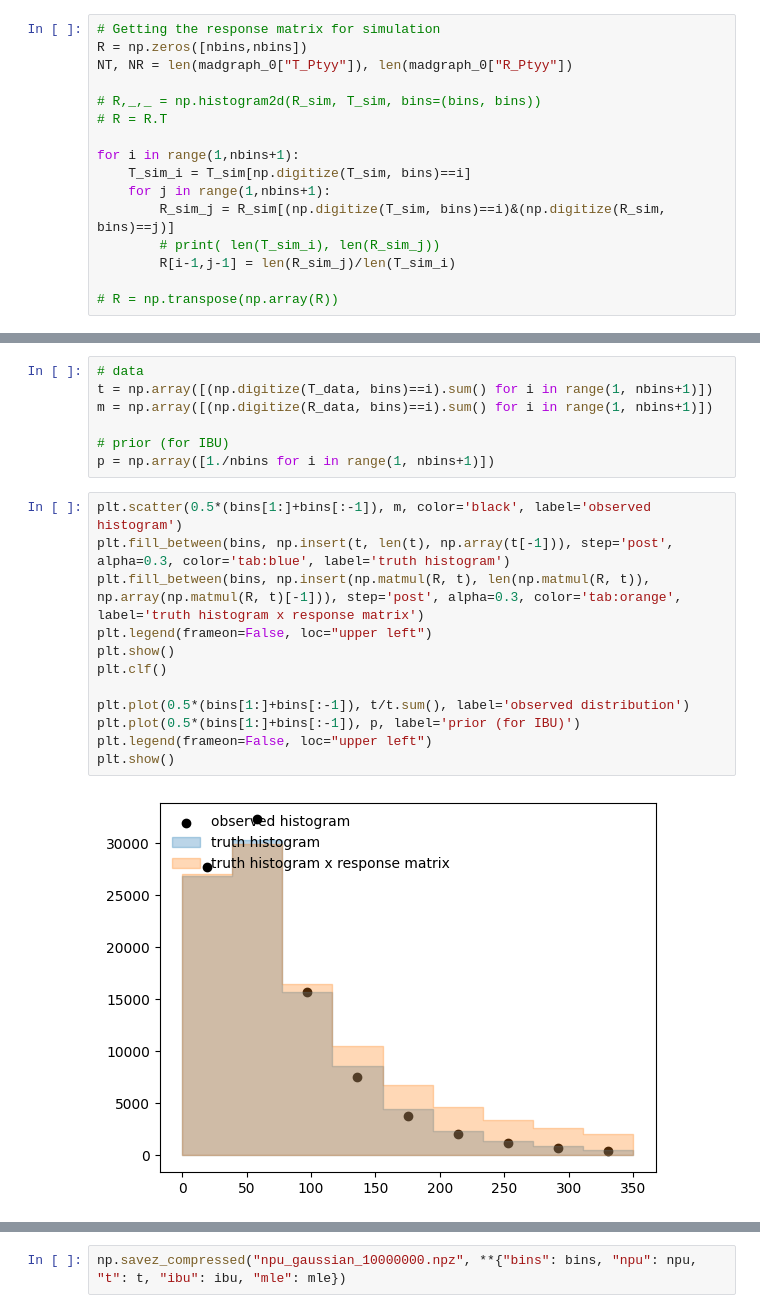
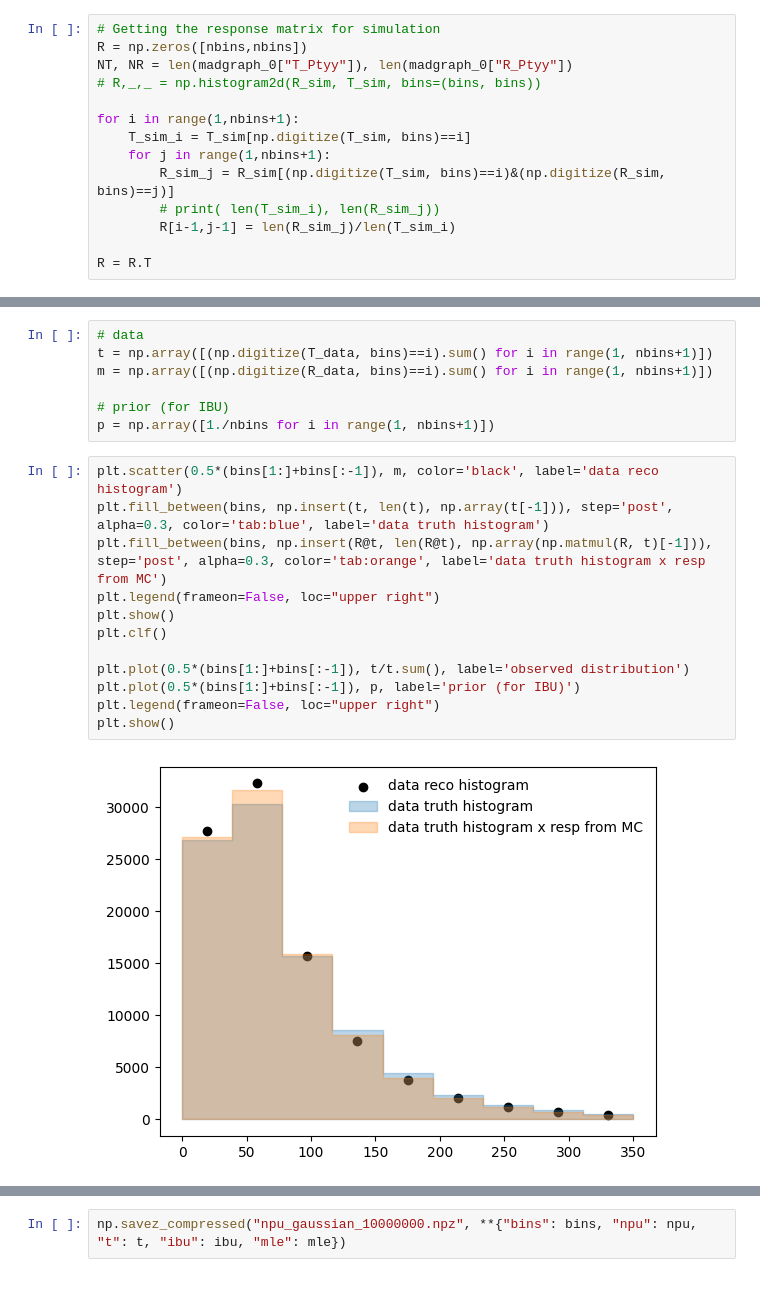
Before and after one commit to jp2555/NPU, a Jupyter notebook: scripts/NeuralPosteriorUnfolding_phys.ipynb, the cells around one changed output, grey strips where cells are left out. Drawn from its saved outputs; the diff is of its cells as text.

```diff
--- a/scripts/NeuralPosteriorUnfolding_phys.ipynb
+++ b/scripts/NeuralPosteriorUnfolding_phys.ipynb
@@ -150,9 +156,7 @@ nbins = len(bins)-1
 # Getting the response matrix for simulation
 R = np.zeros([nbins,nbins])
 NT, NR = len(madgraph_0["T_Ptyy"]), len(madgraph_0["R_Ptyy"])
-
 # R,_,_ = np.histogram2d(R_sim, T_sim, bins=(bins, bins))
-# R = R.T
 
 for i in range(1,nbins+1):
     T_sim_i = T_sim[np.digitize(T_sim, bins)==i]
@@ -161,5 +165,5 @@ for i in range(1,nbins+1):
         # print( len(T_sim_i), len(R_sim_j))
         R[i-1,j-1] = len(R_sim_j)/len(T_sim_i)
 
-# R = np.transpose(np.array(R))
+R = R.T
 # %%
@@ -181,16 +185,16 @@ m = np.array([(np.digitize(R_data, bins)==i).sum() for i in range(1, nbins+1)])
 # prior (for IBU)
 p = np.array([1./nbins for i in range(1, nbins+1)])
 # %%
-plt.scatter(0.5*(bins[1:]+bins[:-1]), m, color='black', label='observed histogram')
-plt.fill_between(bins, np.insert(t, len(t), np.array(t[-1])), step='post', alpha=0.3, color='tab:blue', label='truth histogram')
-plt.fill_between(bins, np.insert(np.matmul(R, t), len(np.matmul(R, t)), np.array(np.matmul(R, t)[-1])), step='post', alpha=0.3, color='tab:orange', label='truth histogram x response matrix')
-plt.legend(frameon=False, loc="upper left")
+plt.scatter(0.5*(bins[1:]+bins[:-1]), m, color='black', label='data reco histogram')
+plt.fill_between(bins, np.insert(t, len(t), np.array(t[-1])), step='post', alpha=0.3, color='tab:blue', label='data truth histogram')
+plt.fill_between(bins, np.insert(R@t, len(R@t), np.array(np.matmul(R, t)[-1])), step='post', alpha=0.3, color='tab:orange', label='data truth histogram x resp from MC')
+plt.legend(frameon=False, loc="upper right")
 plt.show()
 plt.clf()
 
 plt.plot(0.5*(bins[1:]+bins[:-1]), t/t.sum(), label='observed distribution')
 plt.plot(0.5*(bins[1:]+bins[:-1]), p, label='prior (for IBU)')
-plt.legend(frameon=False, loc="upper left")
+plt.legend(frameon=False, loc="upper right")
 plt.show()
 # %% [output]
-[figure, old version]
+[figure, new version]
```
Also changed, not shown: parts of 14 cells of this notebook.
